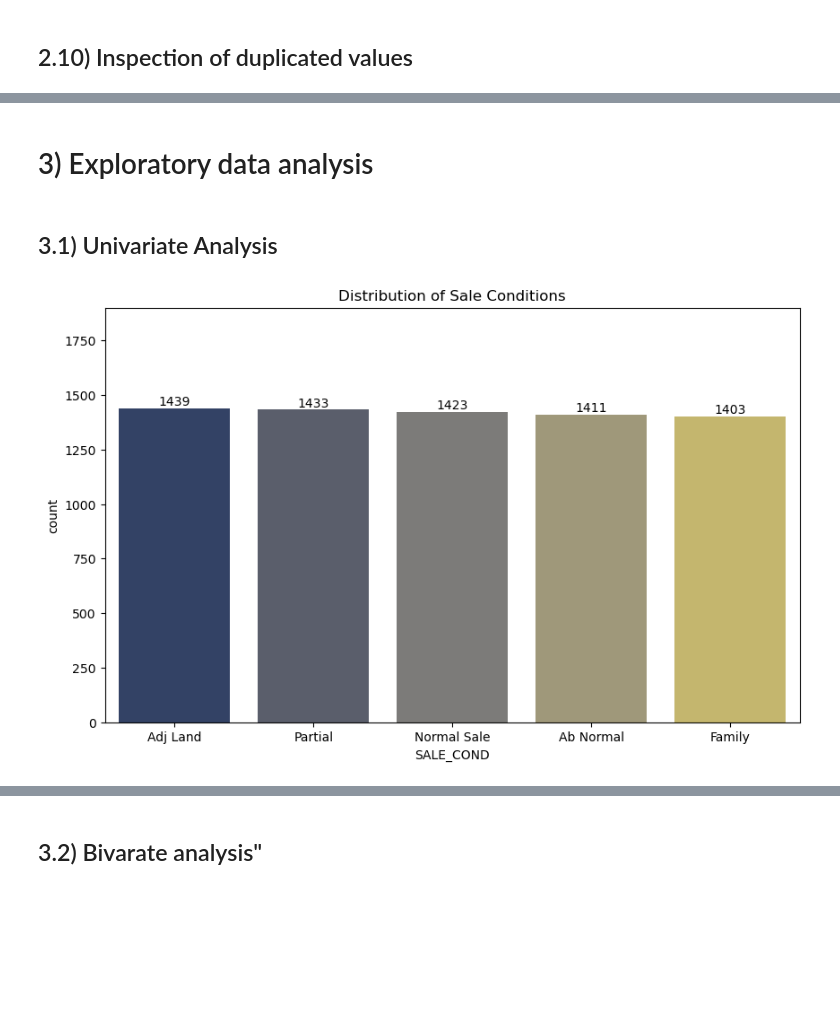
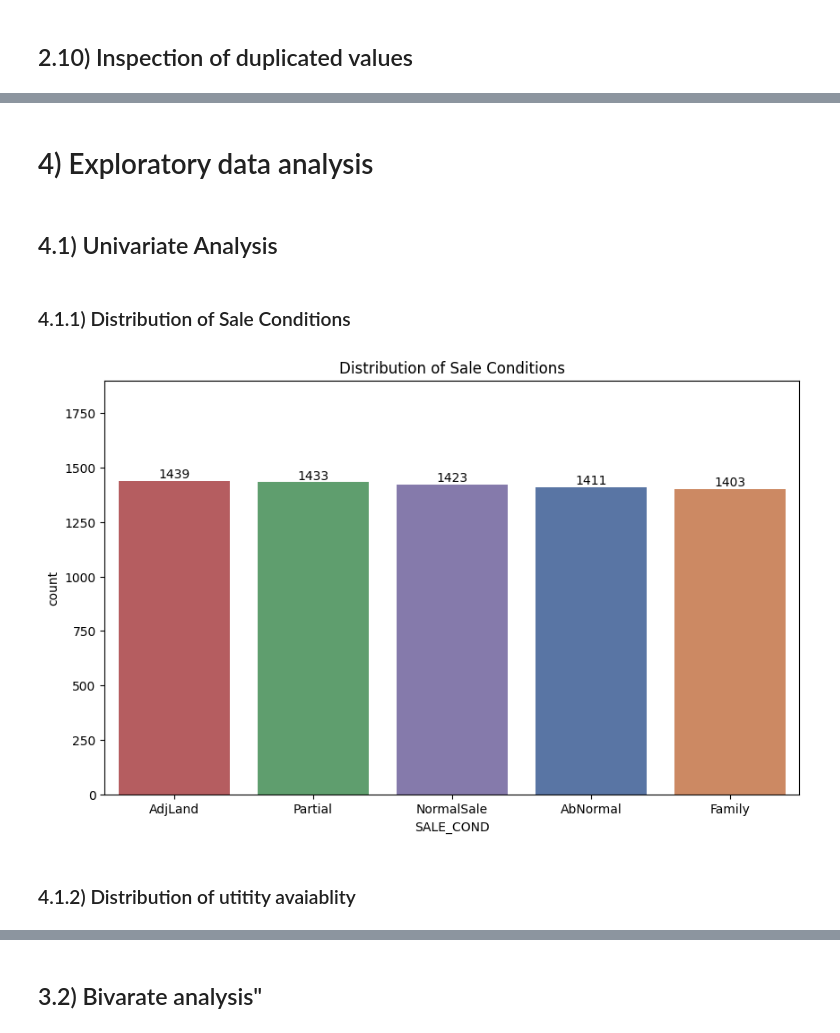
Before and after one commit to sajinamatya/house-price-prediction-, a Jupyter notebook: house_price.ipynb, the cells around one changed output, grey strips where cells are left out. Cells and saved outputs as stored; diff of their text form; code cells hidden in the pictures; blank space fills up the shorter version.

```diff
--- a/house_price.ipynb
+++ b/house_price.ipynb
@@ -191,0 +247,3 @@ house_price_df.duplicated().sum()
+# %%
+house_price_df['PARK_FACIL'] = house_price_df['PARK_FACIL'].replace({'Noo':'No'})
+house_price_df['PARK_FACIL'].unique()
@@ -191,0 +254,5 @@ house_price_df.duplicated().sum()
+# %%
+
+house_price_df['SALE_COND'] = house_price_df['SALE_COND'].str.strip().str.replace(' ', '')
+house_price_df['SALE_COND'] = house_price_df['SALE_COND'].replace({'Partiall':'Partial','PartiaLl':'Partial'})
+house_price_df['SALE_COND'].unique()
@@ -191,0 +264,16 @@ house_price_df.duplicated().sum()
+# %%
+AREA_correct_mapping = {
+    'Chrompt': 'Chromepet',
+    'Chrmpet': 'Chromepet',
+    'Chormpet': 'Chromepet',
+    'Chrompet' : 'Chromepet',
+    'Karapakam': 'Karapakkam',
+    'KKNagar': 'KK Nagar',
+    'Velchery': 'Velachery',
+    'Ann Nagar': 'Anna Nagar',
+    'Ana Nagar': 'Anna Nagar',
+    'Adyr': 'Adyar',
+    'TNagar': 'T Nagar'
+}
+house_price_df['AREA'] = house_price_df['AREA'].replace(AREA_correct_mapping)
+house_price_df['AREA'].unique()
@@ -191,0 +285,5 @@ house_price_df.duplicated().sum()
+# %%
+house_price_df['DATE_SALE'] = pd.to_datetime(house_price_df['DATE_SALE'],dayfirst=True)
+house_price_df['DATE_BUILD'] = pd.to_datetime(house_price_df['DATE_BUILD'],dayfirst=True)
+house_price_df['N_BEDROOM'] = house_price_df['N_BEDROOM'].astype(int)
+house_price_df['N_BATHROOM'] = house_price_df['N_BATHROOM'].astype(int)
@@ -192,15 +311,20 @@ house_price_df.duplicated().sum()
 # %% [markdown]
-# 3) Exploratory data analysis
+# 4) Exploratory data analysis
 # %% [markdown]
-## 3.1) Univariate Analysis
+## 4.1) Univariate Analysis
+# %% [markdown]
+### 4.1.1) Distribution of Sale Conditions
 # %%
 plt.figure(figsize=(10, 6))
-ax = sns.countplot(x='SALE_COND', data=house_price_df, order=house_price_df['SALE_COND'].value_counts().index,palette='cividis')
+ax = sns.countplot(x='SALE_COND', data=house_price_df, order=house_price_df['SALE_COND'].value_counts().index,palette = 'deep',hue ="SALE_COND")
 plt.title('Distribution of Sale Conditions')
-ax.bar_label(ax.containers[0], fmt='%d', label_type='edge')
+for container in ax.containers:
+    ax.bar_label(container, fmt='%d', label_type='edge')
 plt.ylim(0, 1900)
 plt.show()
 # %% [output]
-[figure, old version]
+[figure, new version]
+# %% [markdown]
+### 4.1.2) Distribution of utitity avaiablity
 # %%
 plt.figure(figsize=(10, 6))
```
Also changed, not shown: parts of 136 cells of this notebook.
